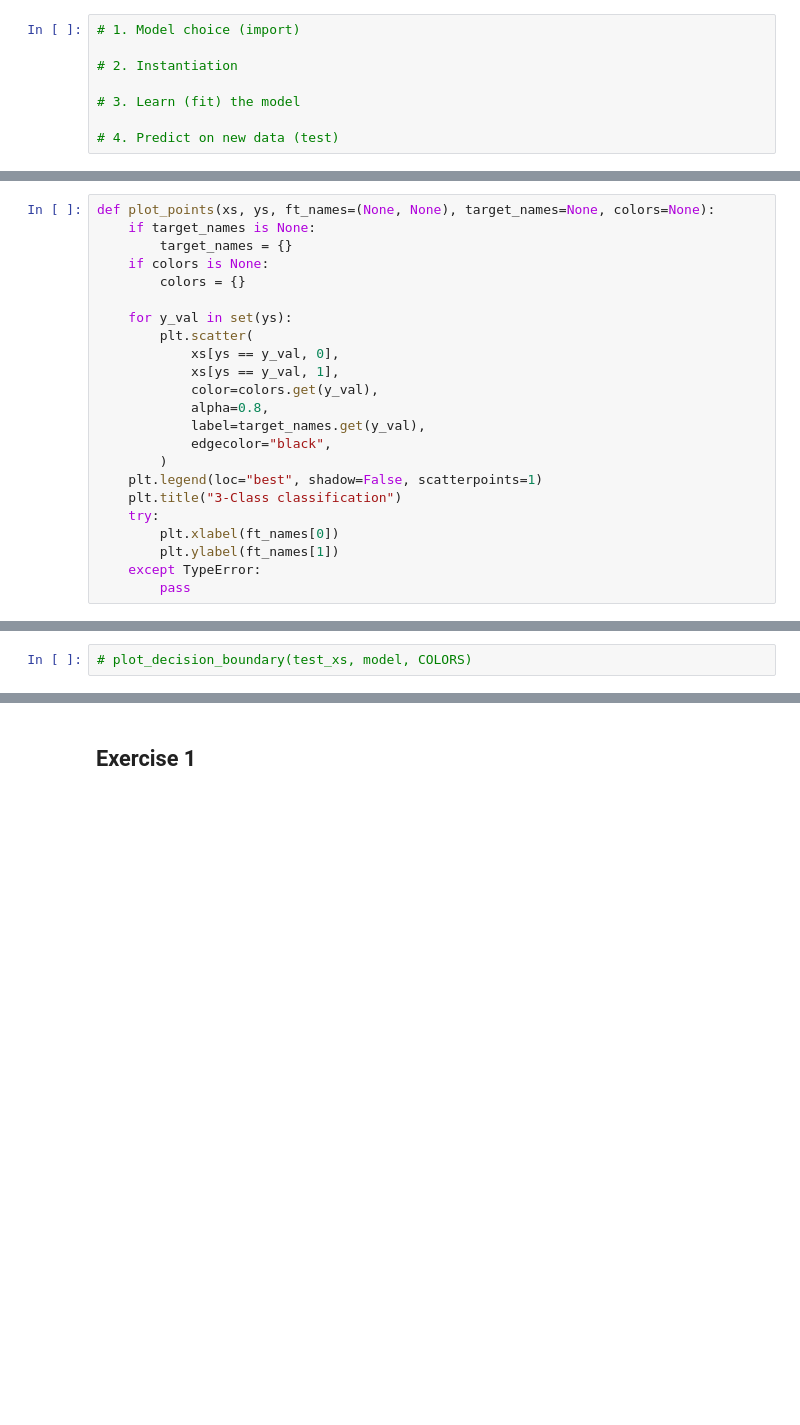
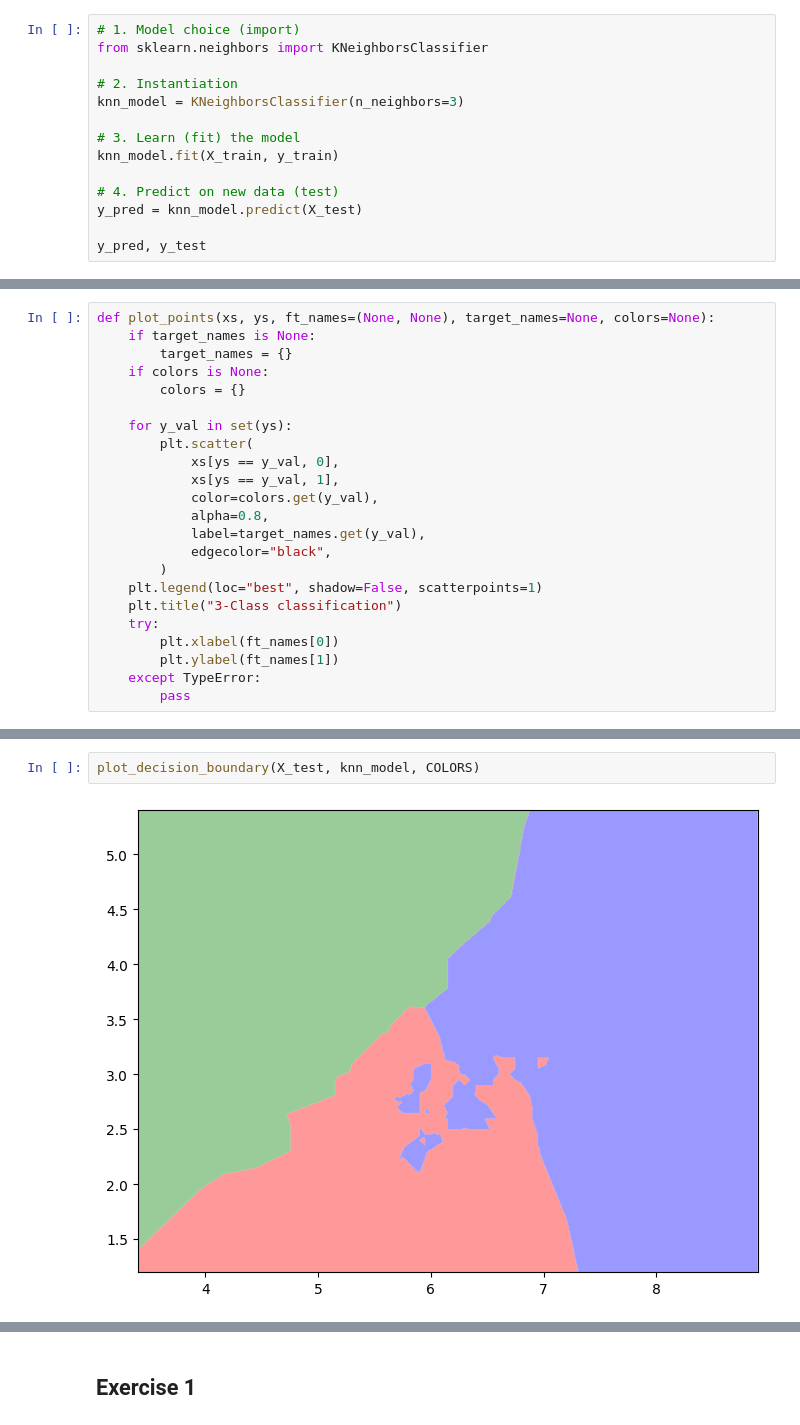
Before and after one commit to petkokp/m1-hands-on-machine-learning, a Jupyter notebook: TP 1 - Scikit-Learn - Classification.ipynb, the cells around one changed output, grey strips where cells are left out. Cells and saved outputs as stored; diff of their text form; blank space fills up the shorter version.

```diff
--- a/TP 1 - Scikit-Learn - Classification.ipynb
+++ b/TP 1 - Scikit-Learn - Classification.ipynb
@@ -108,9 +112,15 @@ Note: Expected shapes for features and labels (target values):
 <span style="color:red">Implement your solution below</span>
 # %%
 # 1. Model choice (import)
+from sklearn.neighbors import KNeighborsClassifier
 
 # 2. Instantiation
+knn_model = KNeighborsClassifier(n_neighbors=3)
 
 # 3. Learn (fit) the model
+knn_model.fit(X_train, y_train)
 
 # 4. Predict on new data (test)
+y_pred = knn_model.predict(X_test)
+
+y_pred, y_test
@@ -193,3 +218,5 @@ target_names
 # %%
-# plot_decision_boundary(test_xs, model, COLORS)
+plot_decision_boundary(X_test, knn_model, COLORS)
+# %% [output]
+[figure, added]
 # %%
```
Also changed, not shown: parts of 6 cells of this notebook.
